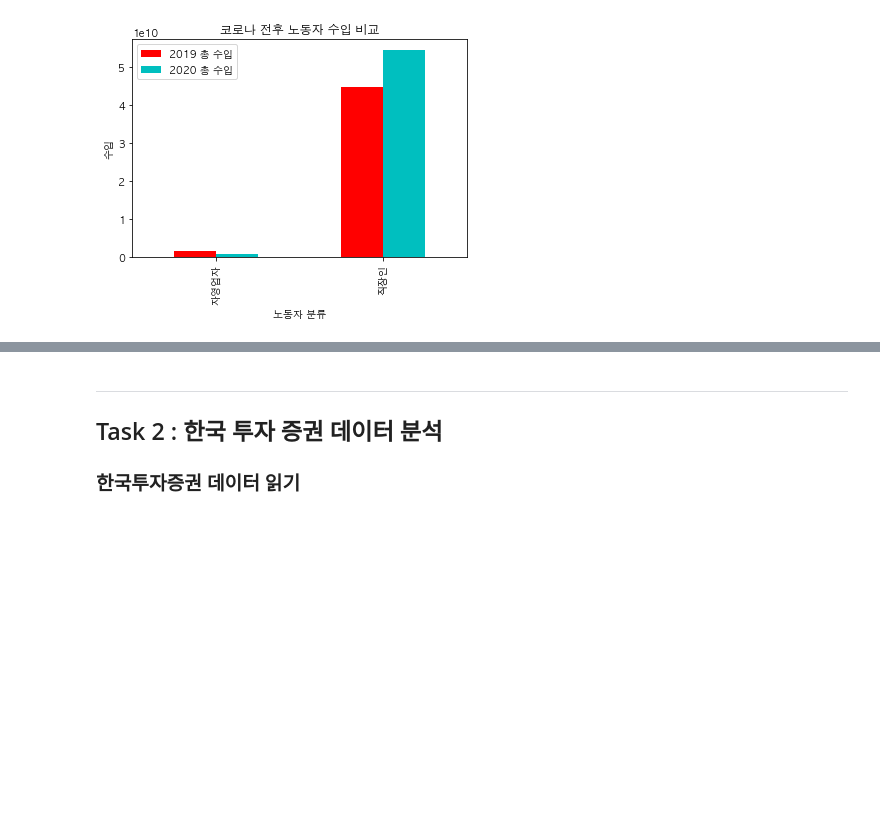
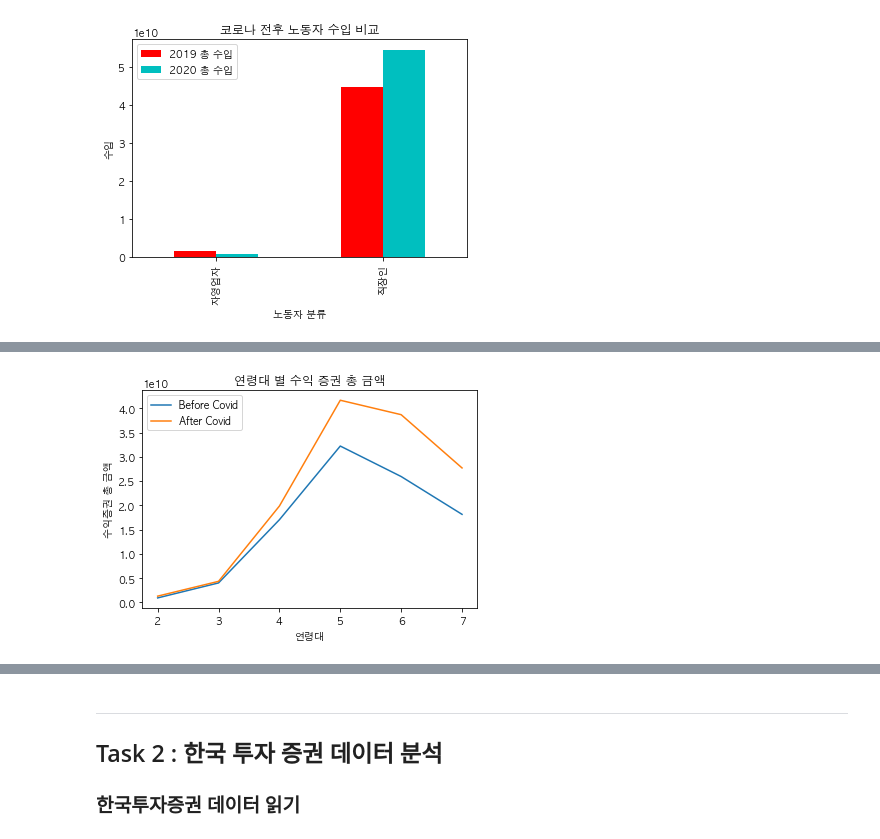
Before and after one commit to RyanKor/financial-data-competition-2021, a Jupyter notebook: Financial Data Competition 2021.ipynb, the cells around one changed output, grey strips where cells are left out. Drawn from its saved outputs; the diff is of its cells as text; code cells hidden in the pictures; blank space fills up the shorter version.

```diff
--- a/Financial Data Competition 2021.ipynb
+++ b/Financial Data Competition 2021.ipynb
@@ -367,0 +357,8 @@ after_covid
+# %%
+# 코로나 전 연령대별 수익 증권 총액
+bc_income_finance = shinhan_bank[(shinhan_bank["기준년월"]>=201903)&
+                       (shinhan_bank["기준년월"]<202003) &
+                       (shinhan_bank["수익증권금액"]!=0)].groupby(["나이"])["수익증권금액"].sum()
+
+print("연령대별 코로나 전 수익 증권 총 금액 : ")
+bc_income_finance
@@ -368,10 +375,7 @@ after_covid
 # %%
-finance = shinhan_bank[(shinhan_bank["기준년월"]>201909) &
-                       (shinhan_bank["수익증권금액"]!=0)]["나이"].value_counts()
-finance
-# colors = ['red','orange','blue','lightgrey','yellow', 'green']
-# finance.plot.bar(figsize=(7, 6),color=colors)
-# plt.xlabel("연령대")
-# plt.ylabel("수익증권 수")
-# plt.title("연령에 따른 서울시민 수익증권 수");
+# 코로나 후 연령대별 수익 증권 총액
+ac_income_finance = shinhan_bank[(shinhan_bank["기준년월"]>201909) &
+                       (shinhan_bank["수익증권금액"]!=0)].groupby(["나이"])["수익증권금액"].sum()
+print("연령대별 코로나 후 수익 증권 총 금액 : ")
+ac_income_finance
 # %% [output]
@@ -384,0 +397,10 @@ Name: 나이, dtype: int64
+# %%
+plt.plot(bc_income_finance)
+plt.plot(ac_income_finance)
+plt.legend(['Before Covid', 'After Covid'])
+plt.xlabel("연령대")
+plt.ylabel("수익증권 총 금액")
+plt.title("연령대 별 수익 증권 총 금액")
+plt.show()
+# %% [output]
+[figure, added]
```
Also changed, not shown: parts of 24 cells of this notebook.
